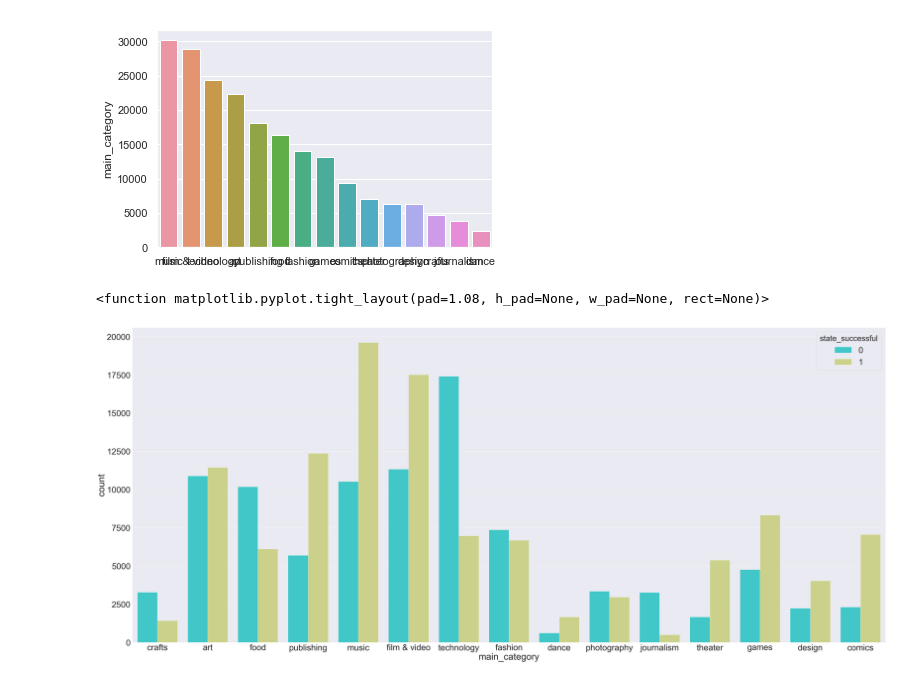
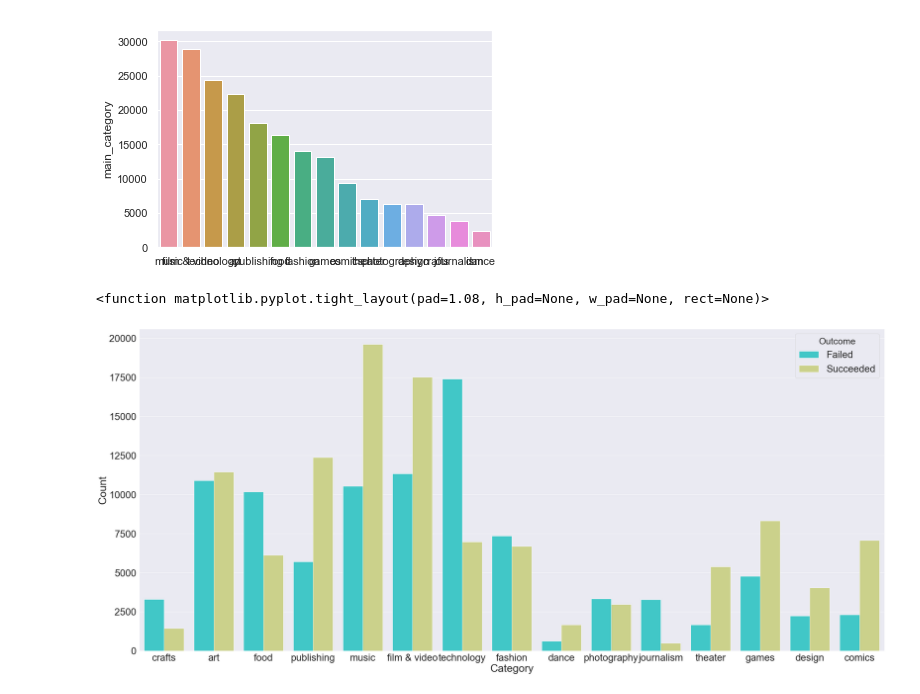
Before and after one commit to natashaborders-zz/Predicting_Kickstarter_Campaign_Success, a Jupyter notebook: Exploratory_Data_Analysis_Workbooks/EDA.ipynb, the cells around one changed output. Drawn from its saved outputs; the diff is of its cells as text; code cells hidden in the pictures.

```diff
--- a/Exploratory_Data_Analysis_Workbooks/EDA.ipynb
+++ b/Exploratory_Data_Analysis_Workbooks/EDA.ipynb
@@ -142,10 +143,19 @@ sns.barplot(x=kickstarter['main_category'].value_counts(ascending = False).index
 <matplotlib.axes._subplots.AxesSubplot at 0x...>
 [figure]
 # %%
-sns.set(font_scale=4)
-plt.figure(figsize=(70,30))
-sns.countplot(x = 'main_category', hue = 'state_successful', data=kickstarter, palette = 'rainbow')
+sns.set(font_scale=3)
+plt.figure(figsize=(45,20))
+ax = sns.countplot(x = 'main_category', hue = 'state_successful', data=kickstarter, palette = 'rainbow')
+leg = ax.get_legend()
+leg.set_title("Outcome")
+labs = leg.texts
+labs[0].set_text("Failed")
+labs[1].set_text("Succeeded")
+
+ax.set(xlabel='Category', ylabel='Count')
+#plt.savefig('eda.svg')
+#plt.savefig('eda.png')
 plt.tight_layout
 # %% [output]
 <function matplotlib.pyplot.tight_layout(pad=1.08, h_pad=None, w_pad=None, rect=None)>
-[figure, old version]
+[figure, new version]
```
Also changed, not shown: parts of 2 cells of this notebook, 10 other files.
